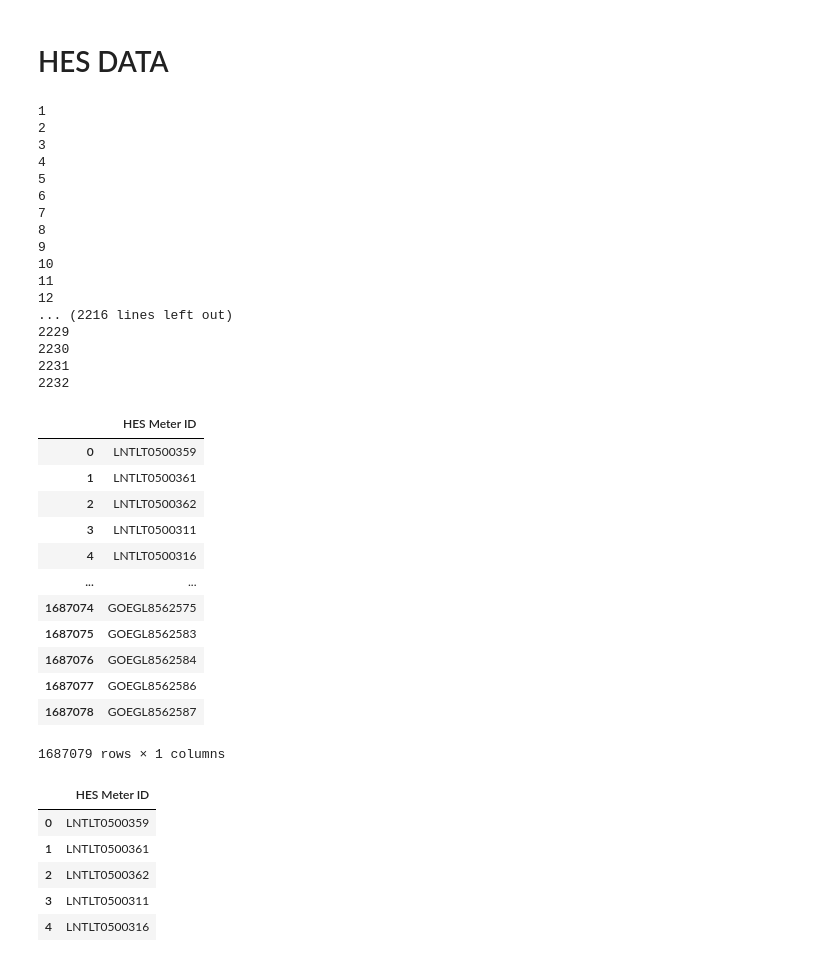
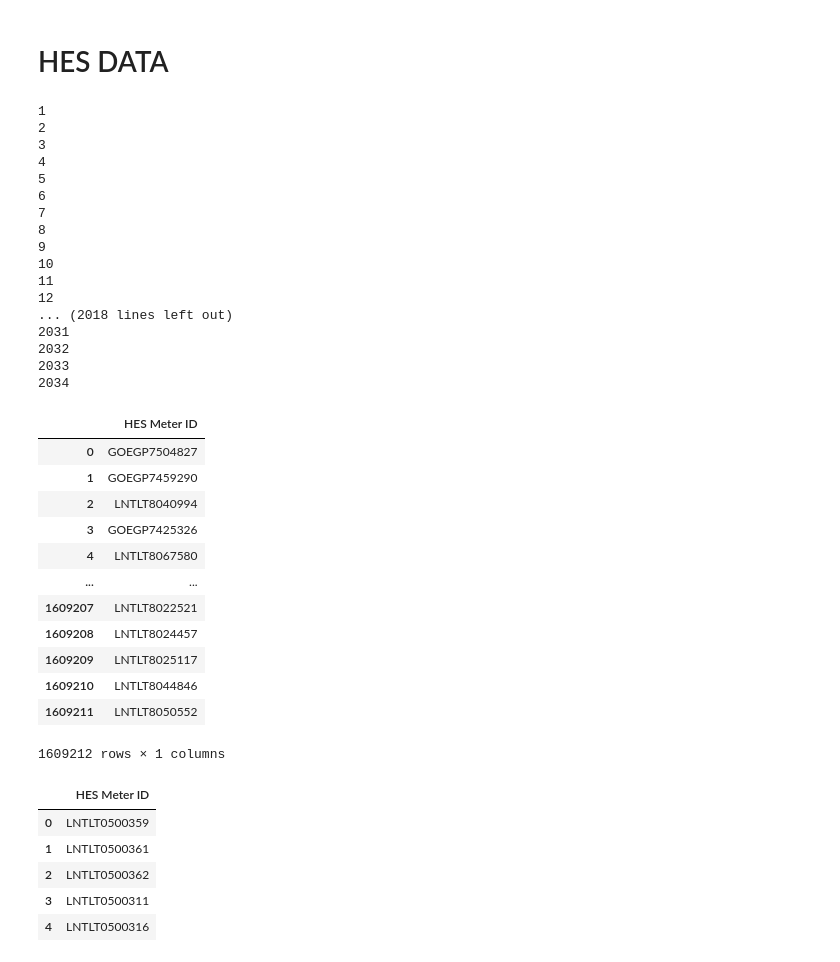
Before and after one commit to ratankj/EDF_XML_CODE, a Jupyter notebook: py_xml_code.ipynb, the cells around one changed output. Saved outputs shown, nothing was run; the diff lists cells and outputs as text; code cells hidden in the pictures.

```diff
--- a/py_xml_code.ipynb
+++ b/py_xml_code.ipynb
@@ -564,7 +558,7 @@ import xml.etree.ElementTree as ET
 mrid_list = []
 k=1
 # Folder Path
-path = r"C:\xml_format_file\HES_XML_Dec-BP 3\Dec-BP"
+path = r"C:\xml_format_file\Feb-bp"
 
 # Change the directory
 os.chdir(path)
@@ -596,50 +590,50 @@ for file in os.listdir():
 			mrid = meter_reading.find('mtr:Meter/mtr:mRID', namespace).text
 
 			mrid_list.append(mrid)
 
 
 
 
 
 data = {
     'HES Meter ID': mrid_list
 
 
 }
 
 hes_meter_data = pd.DataFrame(data)
 hes_meter_data
 # %% [output]
 1
 2
 3
 4
 5
 6
 7
 8
 9
 10
 11
 12
-... (2216 lines left out)
-2229
-2230
-2231
-2232
+... (2018 lines left out)
+2031
+2032
+2033
+2034
 |  | HES Meter ID |
-| 0 | LNTLT0500359 |
-| 1 | LNTLT0500361 |
-| 2 | LNTLT0500362 |
-| 3 | LNTLT0500311 |
-| 4 | LNTLT0500316 |
+| 0 | GOEGP7504827 |
+| 1 | GOEGP7459290 |
+| 2 | LNTLT8040994 |
+| 3 | GOEGP7425326 |
+| 4 | LNTLT8067580 |
 | ... | ... |
-| 1687074 | GOEGL8562575 |
-| 1687075 | GOEGL8562583 |
-| 1687076 | GOEGL8562584 |
-| 1687077 | GOEGL8562586 |
-| 1687078 | GOEGL8562587 |
+| 1609207 | LNTLT8022521 |
+| 1609208 | LNTLT8024457 |
+| 1609209 | LNTLT8025117 |
+| 1609210 | LNTLT8044846 |
+| 1609211 | LNTLT8050552 |
-1687079 rows × 1 columns
+1609212 rows × 1 columns
 # %%
 hes_meter_data.drop_duplicates(inplace=True)
 # %%
```
Also changed, not shown: parts of 1 cell of this notebook, 7 other files.
